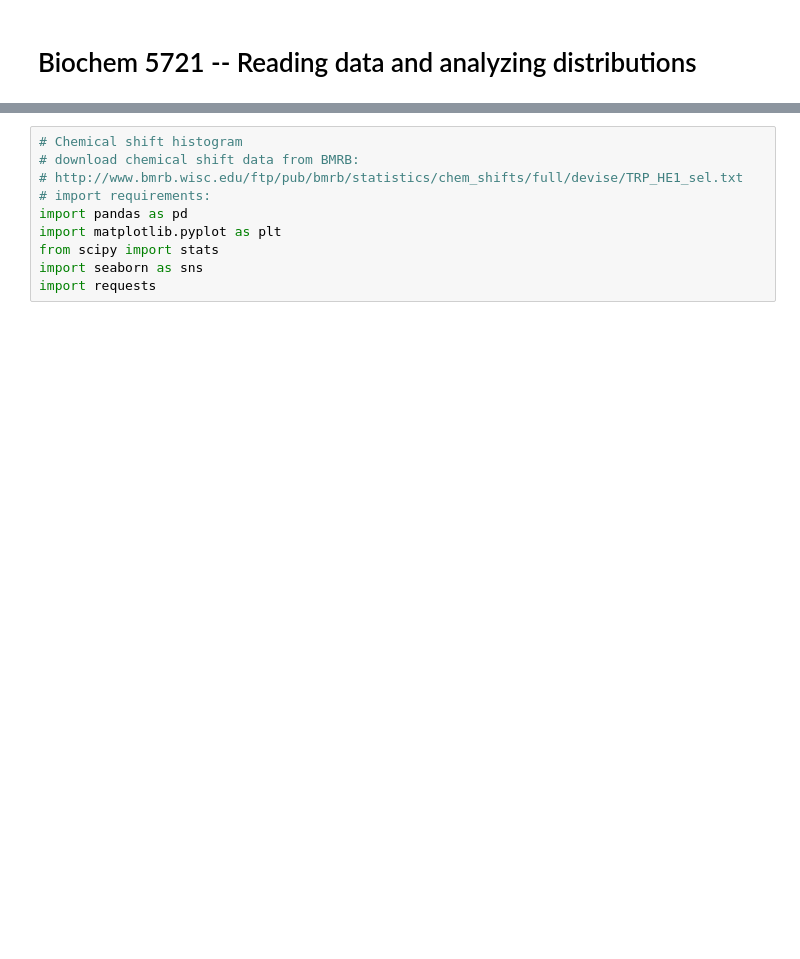
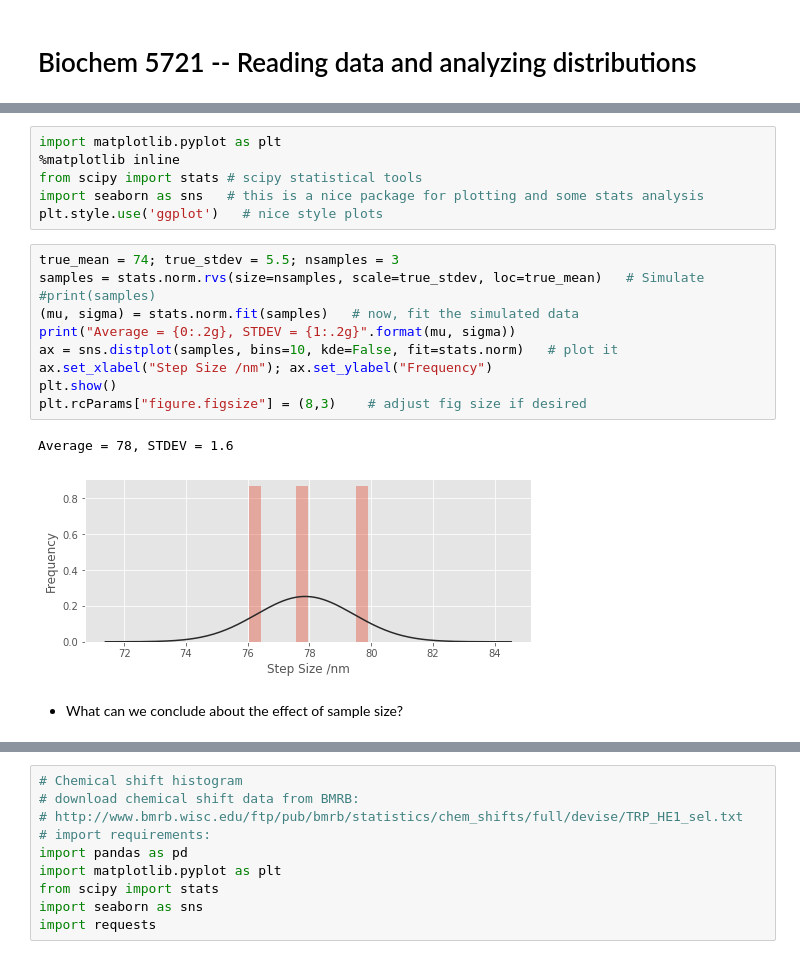
Before and after one commit to mpfoster/Biochem5721, a Jupyter notebook: 02_distributions_5721.ipynb, the cells around one changed output, grey strips where cells are left out. Cells and saved outputs as stored; diff of their text form; blank space fills up the shorter version.

```diff
--- a/02_distributions_5721.ipynb
+++ b/02_distributions_5721.ipynb
@@ -49,3 +85,24 @@ Conclusions:
+# %%
+import matplotlib.pyplot as plt
+%matplotlib inline
+from scipy import stats # scipy statistical tools
+import seaborn as sns   # this is a nice package for plotting and some stats analysis
+plt.style.use('ggplot')   # nice style plots
+# %%
+true_mean = 74; true_stdev = 5.5; nsamples = 3
+samples = stats.norm.rvs(size=nsamples, scale=true_stdev, loc=true_mean)   # Simulate
+#print(samples)
+(mu, sigma) = stats.norm.fit(samples)   # now, fit the simulated data
+print("Average = {0:.2g}, STDEV = {1:.2g}".format(mu, sigma))
+ax = sns.distplot(samples, bins=10, kde=False, fit=stats.norm)   # plot it
+ax.set_xlabel("Step Size /nm"); ax.set_ylabel("Frequency")
+plt.show()
+plt.rcParams["figure.figsize"] = (8,3)    # adjust fig size if desired
+# %% [output]
+Average = 78, STDEV = 1.6
+[figure, added]
+# %% [markdown]
+* What can we conclude about the effect of sample size?
 # %% [markdown]
 ## Chemical shift data
 
```
Also changed, not shown: parts of 14 cells of this notebook.
